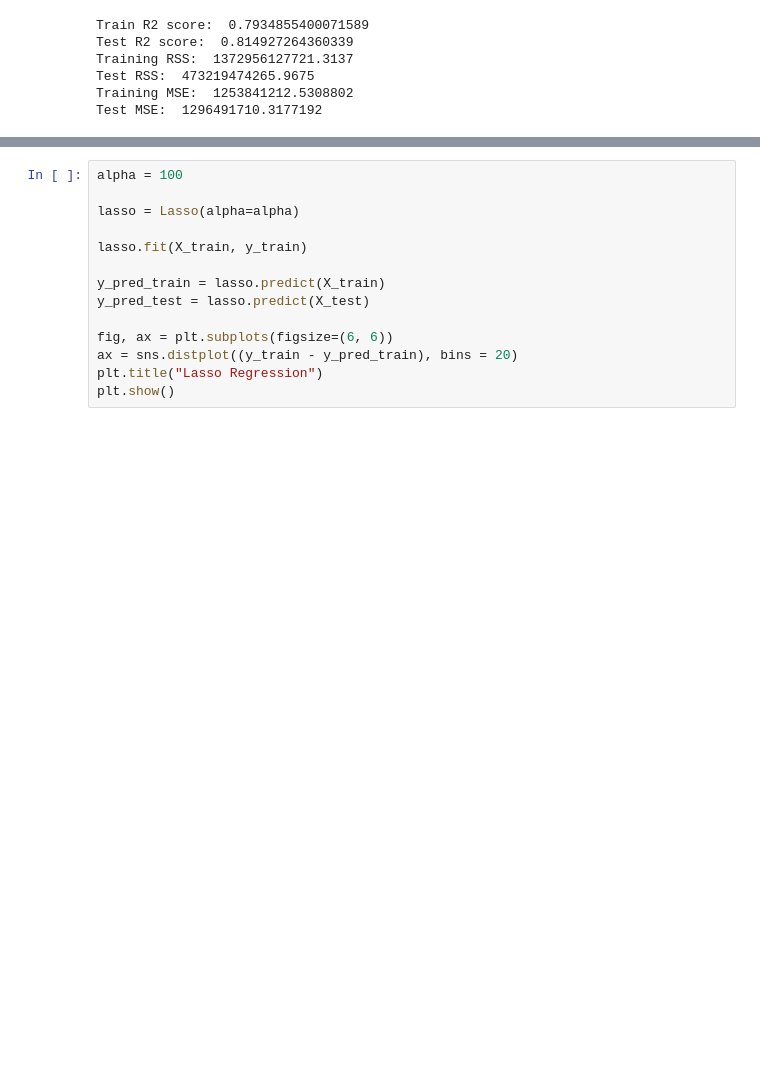
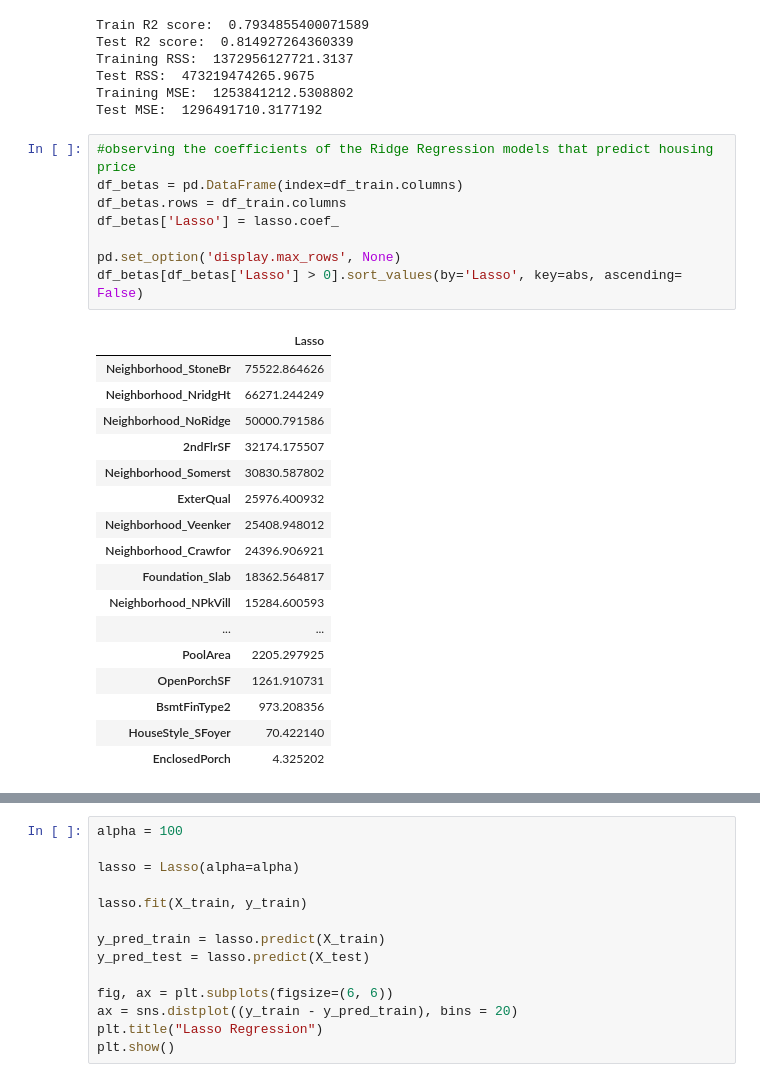
Before and after one commit to bengcheo/housingprices, a Jupyter notebook: Beng Cheong Cheong.ipynb, the cells around one changed output, grey strips where cells are left out. Drawn from its saved outputs; the diff is of its cells as text; blank space fills up the shorter version.

```diff
--- a/Beng Cheong Cheong.ipynb
+++ b/Beng Cheong Cheong.ipynb
@@ -716,6 +716,32 @@ Training RSS:  1372956127721.3137
 Test RSS:  473219474265.9675
 Training MSE:  1253841212.5308802
 Test MSE:  1296491710.3177192
+# %%
+#observing the coefficients of the Ridge Regression models that predict housing price
+df_betas = pd.DataFrame(index=df_train.columns)
+df_betas.rows = df_train.columns
+df_betas['Lasso'] = lasso.coef_
+
+pd.set_option('display.max_rows', None)
+df_betas[df_betas['Lasso'] > 0].sort_values(by='Lasso', key=abs, ascending= False)
+# %% [output]
+|  | Lasso |
+| Neighborhood_StoneBr | 75522.864626 |
+| Neighborhood_NridgHt | 66271.244249 |
+| Neighborhood_NoRidge | 50000.791586 |
+| 2ndFlrSF | 32174.175507 |
+| Neighborhood_Somerst | 30830.587802 |
+| ExterQual | 25976.400932 |
+| Neighborhood_Veenker | 25408.948012 |
+| Neighborhood_Crawfor | 24396.906921 |
+| Foundation_Slab | 18362.564817 |
+| Neighborhood_NPkVill | 15284.600593 |
+| ... | ... |
+| PoolArea | 2205.297925 |
+| OpenPorchSF | 1261.910731 |
+| BsmtFinType2 | 973.208356 |
+| HouseStyle_SFoyer | 70.422140 |
+| EnclosedPorch | 4.325202 |
 # %% [markdown]
 ## Summary
 
```
Also changed, not shown: parts of 7 cells of this notebook.
